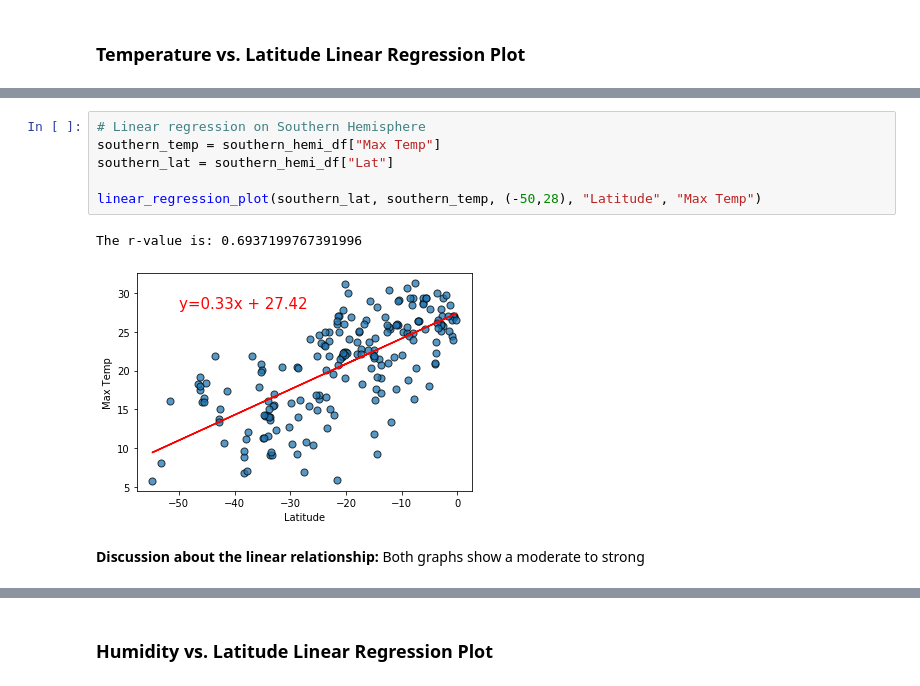
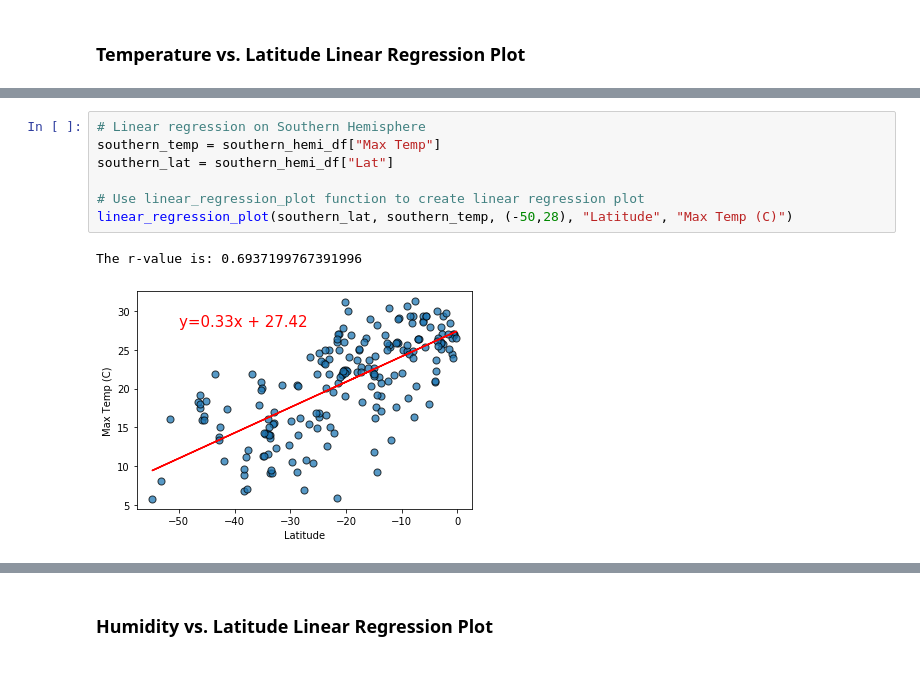
Before and after one commit to gdagger/python-api-challenge, a Jupyter notebook: WeatherPy/WeatherPy.ipynb, the cells around one changed output, grey strips where cells are left out. Drawn from its saved outputs; the diff is of its cells as text.

Commit message:
Completed both assignments

```diff
--- a/WeatherPy/WeatherPy.ipynb
+++ b/WeatherPy/WeatherPy.ipynb
@@ -350,11 +377,10 @@ The r-value is: -0.8523765801995282
 # %%
 # Linear regression on Southern Hemisphere
 southern_temp = southern_hemi_df["Max Temp"]
 southern_lat = southern_hemi_df["Lat"]
 
-linear_regression_plot(southern_lat, southern_temp, (-50,28), "Latitude", "Max Temp")
+# Use linear_regression_plot function to create linear regression plot
+linear_regression_plot(southern_lat, southern_temp, (-50,28), "Latitude", "Max Temp (C)")
 # %% [output]
 The r-value is: 0.6937199767391996
-[figure, old version]
+[figure, new version]
-# %% [markdown]
-**Discussion about the linear relationship:** Both graphs show a moderate to strong
```
Also changed, not shown: parts of 20 cells of this notebook, 7 other files.
